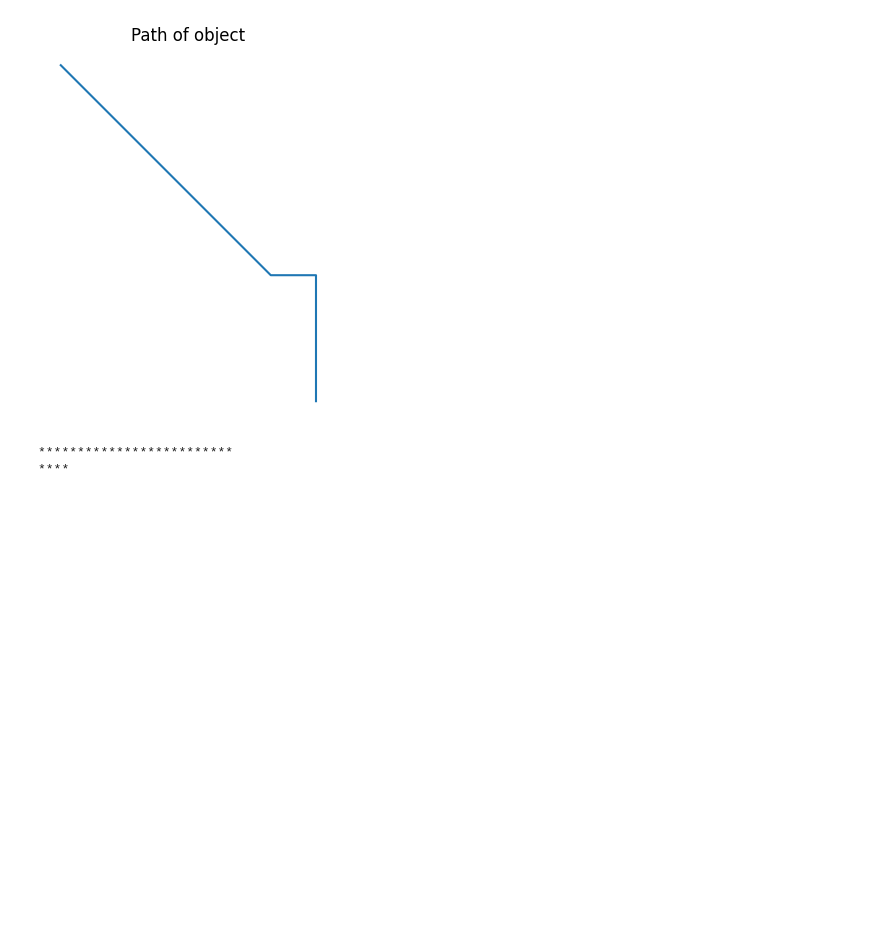
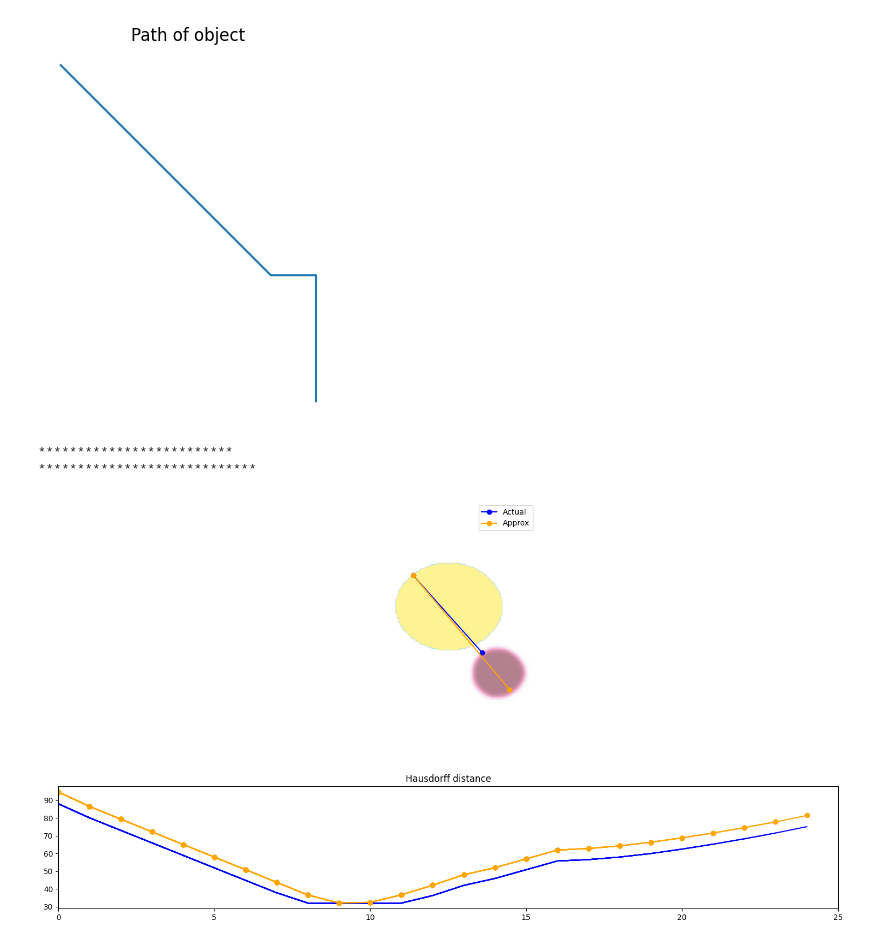
Before and after one commit to JGIBristol/fish_test, a Jupyter notebook: haussdorf_loss.ipynb, the cells around one changed output. Cells and saved outputs as stored; diff of their text form; code cells hidden in the pictures; blank space fills up the shorter version.

Commit message:
fix plotting the actual haussdorf distance

```diff
--- a/haussdorf_loss.ipynb
+++ b/haussdorf_loss.ipynb
@@ -472,9 +465,9 @@ from matplotlib.animation import FuncAnimation
 
 fig, axes = plt.subplot_mosaic(
     """
-    AAACC
-    AAACC
-    BBB..
+    AAA
+    AAA
+    BBB
     """,
     figsize=(15, 8),
 )
@@ -490,7 +483,6 @@ actual_h_dists = []
 approx_h_dists = []
 
 axes["B"].set_xlim(0, len(x_positions))
-axes["C"].set_title("Distance field and object")
 
 prod_cmap = transparent_cmap("gist_heat")
 
@@ -508,59 +500,45 @@ def animate(i):
         hard_x.astype(np.float32), sigma=IMG_SIZE[0] // 64
     )
 
+    x_distfield = distance_field(hard_x)
+
     # Calculate the Hausdorff distance and points
-    actual_h_dist, hausdorff_x, hausdorff_y = binary_hausdorff_points(
+    actual_h_dist, actual_start, actual_end = binary_hausdorff_points(
         x_distfield, y_distfield, hard_x, y
     )
-    hausdorff_x, hausdorff_y = zip(hausdorff_x, hausdorff_y)
-
     actual_h_dists.append(actual_h_dist)
 
     # Approximate the Hausdorff distance
     scaled_x = (fuzzy_x - fuzzy_x.min()) / (fuzzy_x.max() - fuzzy_x.min())
     fuzzy_x_dt = soft_distance_field(scaled_x, distances) + soft_distance_field(
         1 - scaled_x, distances
     )
     approx_dist, approx_start, approx_end, distance_map, target_obj = (
         approx_hausdorff_points(fuzzy_x_dt, y_distfield, fuzzy_x, y)
     )
     approx_h_dists.append(approx_dist)
 
     # Plot objects
     axes["A"].cla()
     x_im = axes["A"].imshow(fuzzy_x.T, origin="upper", cmap=x_cmap, alpha=0.5)
     y_im = axes["A"].imshow(y.T, origin="upper", cmap=y_cmap, alpha=0.5)
-    axes["A"].plot(*zip(approx_start, approx_end), "bo-", label="Actual")
-    axes["A"].plot(hausdorff_x, hausdorff_y, "o-", color="orange", label="Approx")
+    axes["A"].plot(*zip(actual_start, actual_end), "bo-", label="Actual")
+    axes["A"].plot(*zip(approx_start, approx_end), "o-", color="orange", label="Approx")
     axes["A"].axis("off")
     axes["A"].legend()
 
     # Plot haussdorf distance
     (actual_line,) = axes["B"].plot(idx, actual_h_dists, "b-")
     (approx_line,) = axes["B"].plot(idx, approx_h_dists, "o-", color="orange")
-
-    # Plot the Hausdorff distance map
-    axes["C"].cla()
-    axes["C"].imshow(
-        distance_map.T,
-        origin="upper",
-        cmap=prod_cmap,
-        label="Distance from Object 1",
-    )
-    axes["C"].imshow(
-        target_obj.T, origin="upper", cmap="Greys", alpha=0.5, label="Object 2"
-    )
-    axes["C"].plot(*zip(approx_start, approx_end), "bo-")
-    axes["C"].plot(hausdorff_x, hausdorff_y, "o-", color="orange")
-    axes["C"].axis("off")
 
     print("*", end="")
     return x_im, y_im, actual_line, approx_line
 
 
 print("*" * len(x_positions))
 anim = FuncAnimation(fig, animate, frames=len(x_positions), interval=48, blit=True)
 anim.save("img/fuzzy_prediction.mp4")
 # %% [output]
 *************************
-****
+****************************
+[figure, added]
```
Also changed, not shown: parts of 1 cell of this notebook.
